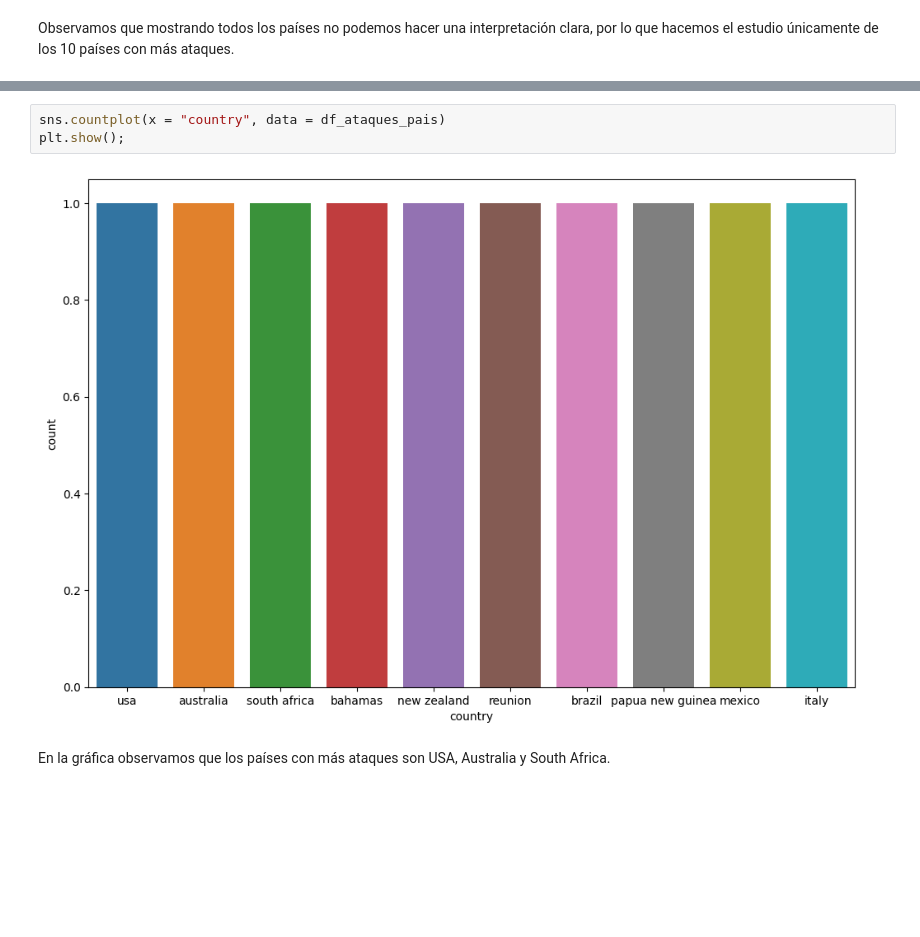
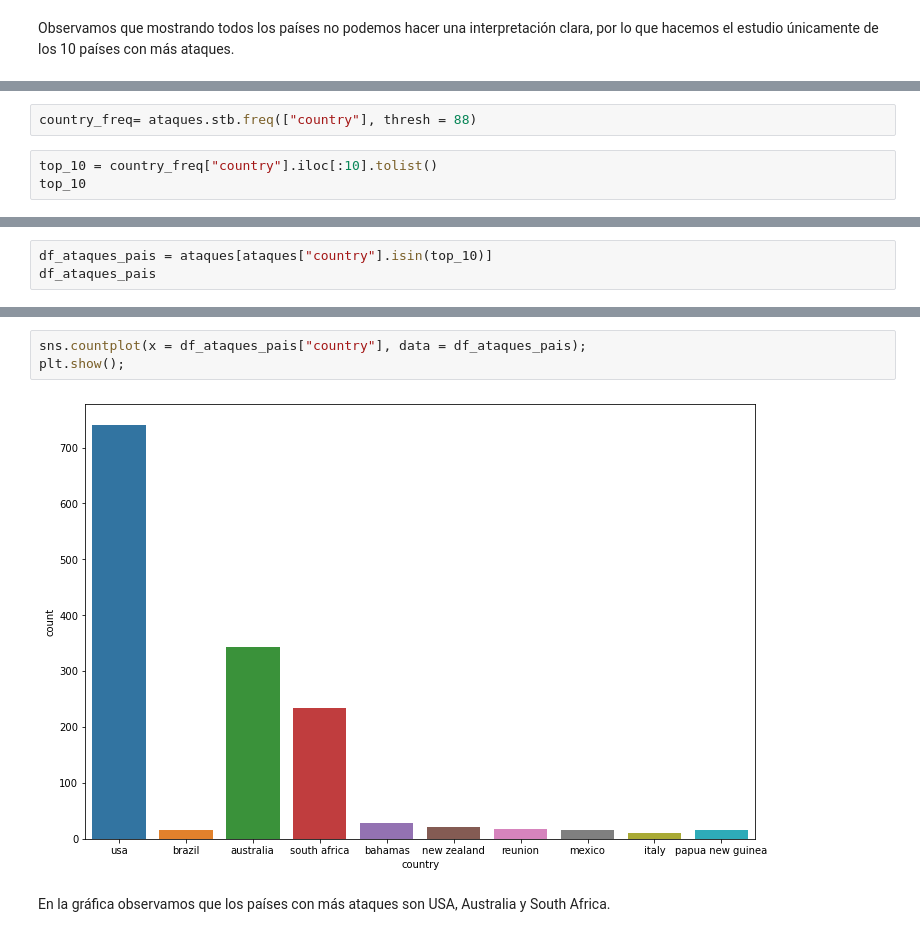
Before and after one commit to natigl/DA-Modulo2-Sprint2-Natalia-Noemi, a Jupyter notebook: EDA/pp-EDAIII.ipynb, the cells around one changed output, grey strips where cells are left out. Cells and saved outputs as stored; diff of their text form; blank space fills up the shorter version.

```diff
--- a/EDA/pp-EDAIII.ipynb
+++ b/EDA/pp-EDAIII.ipynb
@@ -95,0 +65,5 @@ sns.barplot(x=ataques["country"].value_counts().index, y = ataques.value_counts(
+# %%
+country_freq= ataques.stb.freq(["country"], thresh = 88)
+# %%
+top_10 = country_freq["country"].iloc[:10].tolist()
+top_10
@@ -95,0 +81,3 @@ sns.barplot(x=ataques["country"].value_counts().index, y = ataques.value_counts(
+# %%
+df_ataques_pais = ataques[ataques["country"].isin(top_10)]
+df_ataques_pais
@@ -96,8 +98,8 @@ sns.barplot(x=ataques["country"].value_counts().index, y = ataques.value_counts(
 # %%
-sns.countplot(x = "country", data = df_ataques_pais)
+sns.countplot(x = df_ataques_pais["country"], data = df_ataques_pais);
 plt.show();
 # %% [output]
-[figure, old version]
+[figure, new version]
 # %% [markdown]
 En la gráfica observamos que los países con más ataques son USA, Australia y South Africa.
 # %% [markdown]
```
Also changed, not shown: parts of 15 cells of this notebook, 2 other files.
